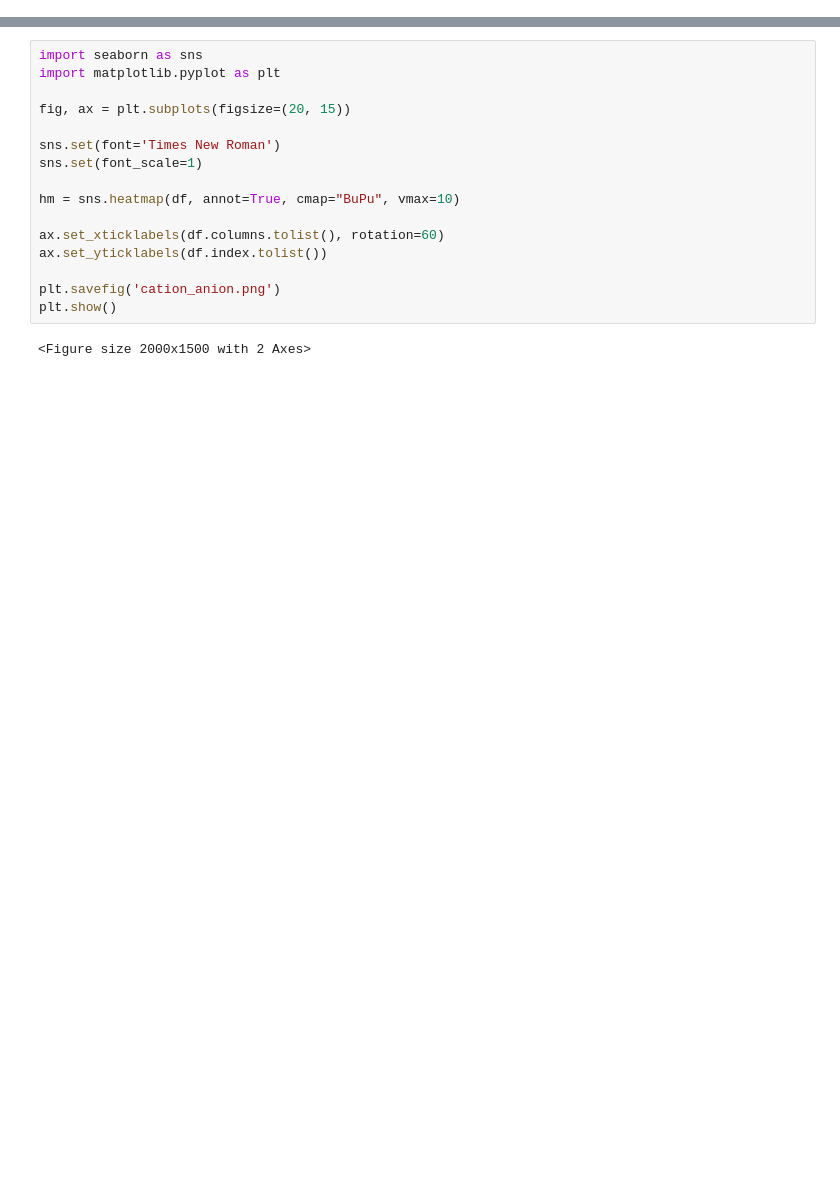
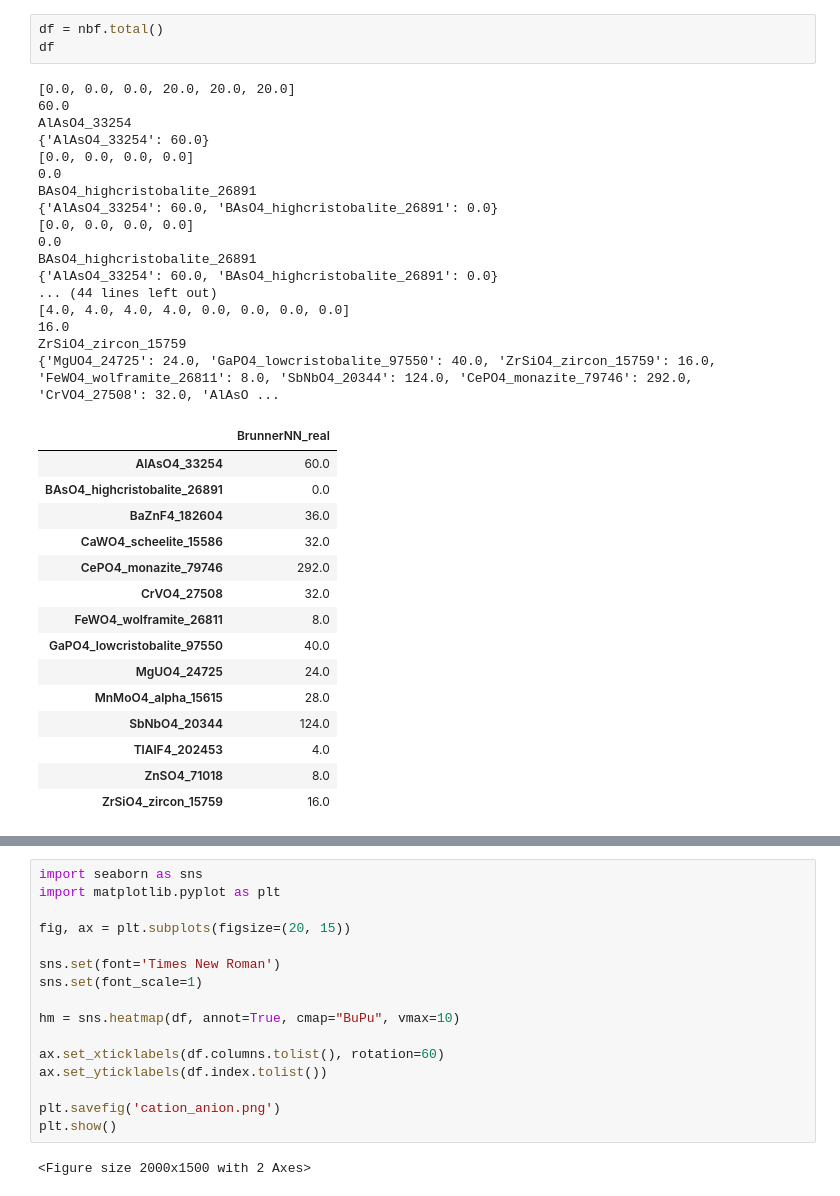
Before and after one commit to hackingmaterials/materials-coord, a Jupyter notebook: examples/testing_nb.ipynb, the cells around one changed output, grey strips where cells are left out. Drawn from its saved outputs; the diff is of its cells as text; blank space fills up the shorter version.

```diff
--- a/examples/testing_nb.ipynb
+++ b/examples/testing_nb.ipynb
@@ -61,3 +82,39 @@ report
+# %%
+df = nbf.total()
+df
+# %% [output]
+[0.0, 0.0, 0.0, 20.0, 20.0, 20.0]
+60.0
+AlAsO4_33254
+{'AlAsO4_33254': 60.0}
+[0.0, 0.0, 0.0, 0.0]
+0.0
+BAsO4_highcristobalite_26891
+{'AlAsO4_33254': 60.0, 'BAsO4_highcristobalite_26891': 0.0}
+[0.0, 0.0, 0.0, 0.0]
+0.0
+BAsO4_highcristobalite_26891
+{'AlAsO4_33254': 60.0, 'BAsO4_highcristobalite_26891': 0.0}
+... (44 lines left out)
+[4.0, 4.0, 4.0, 4.0, 0.0, 0.0, 0.0, 0.0]
+16.0
+ZrSiO4_zircon_15759
+{'MgUO4_24725': 24.0, 'GaPO4_lowcristobalite_97550': 40.0, 'ZrSiO4_zircon_15759': 16.0, 'FeWO4_wolframite_26811': 8.0, 'SbNbO4_20344': 124.0, 'CePO4_monazite_79746': 292.0, 'CrVO4_27508': 32.0, 'AlAsO ...
+|  | BrunnerNN_real |
+| AlAsO4_33254 | 60.0 |
+| BAsO4_highcristobalite_26891 | 0.0 |
+| BaZnF4_182604 | 36.0 |
+| CaWO4_scheelite_15586 | 32.0 |
+| CePO4_monazite_79746 | 292.0 |
+| CrVO4_27508 | 32.0 |
+| FeWO4_wolframite_26811 | 8.0 |
+| GaPO4_lowcristobalite_97550 | 40.0 |
+| MgUO4_24725 | 24.0 |
+| MnMoO4_alpha_15615 | 28.0 |
+| SbNbO4_20344 | 124.0 |
+| TlAlF4_202453 | 4.0 |
+| ZnSO4_71018 | 8.0 |
+| ZrSiO4_zircon_15759 | 16.0 |
 # %%
 nbf = NbFuncs(bm)
 df = nbf.final()
```
Also changed, not shown: parts of 5 cells of this notebook, 5 other files.
